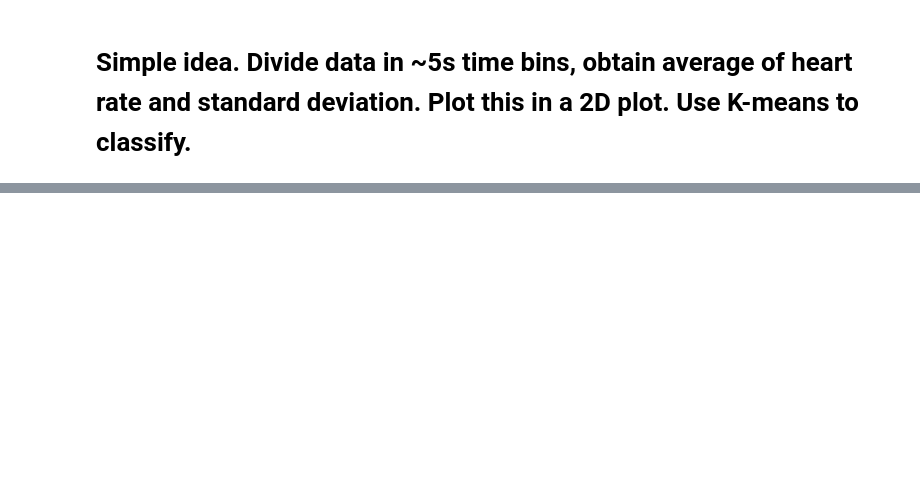
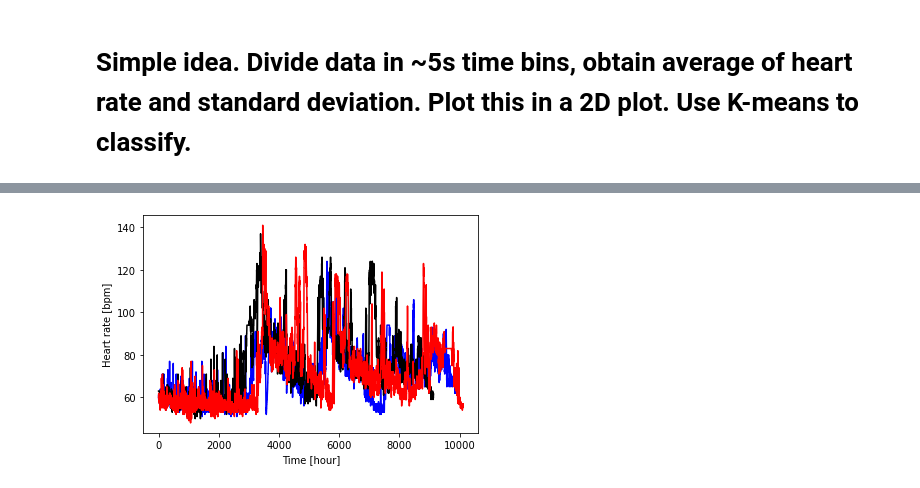
Before and after one commit to DanidelRio/Heart, a Jupyter notebook: json_analysis.ipynb, the cells around one changed output, grey strips where cells are left out. Cells and saved outputs as stored; diff of their text form; code cells hidden in the pictures; blank space fills up the shorter version.

```diff
--- a/json_analysis.ipynb
+++ b/json_analysis.ipynb
@@ -156,0 +208,9 @@ print(indices)
+# %%
+plt.plot(heart_frequency_31_8, c="b")
+plt.plot(heart_frequency_01_9, c="k")
+plt.plot(heart_frequency_02_9, c="r")
+plt.xlabel("Time [hour]")
+plt.ylabel("Heart rate [bpm]")
+plt.show()
+# %% [output]
+[figure, added]
```
Also changed, not shown: parts of 28 cells of this notebook.
